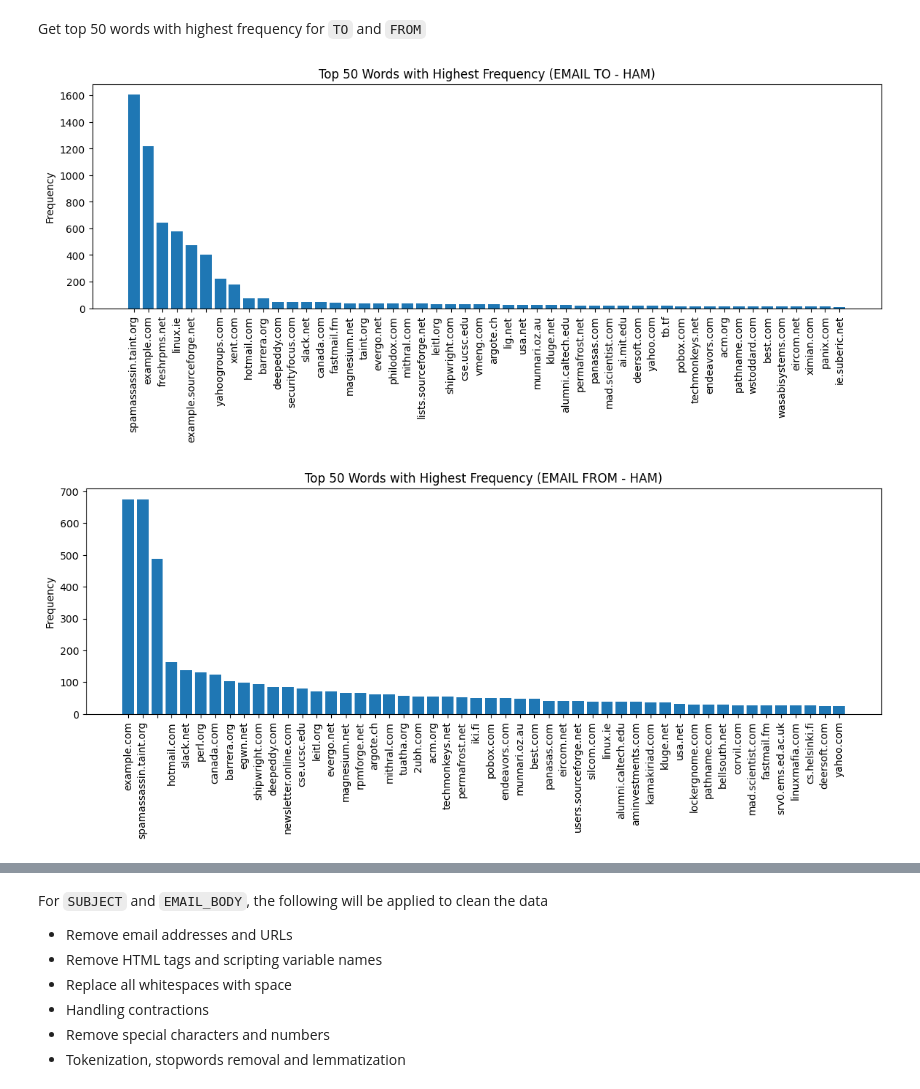
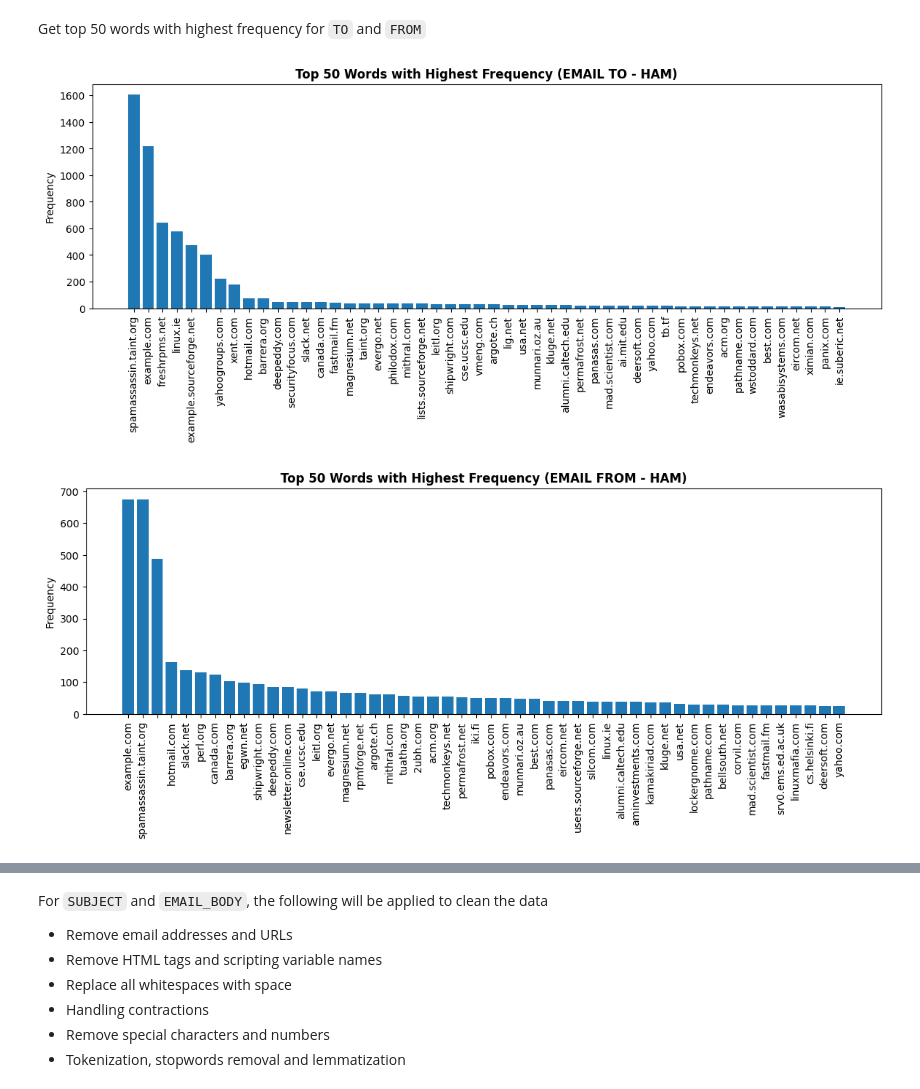
Before and after one commit to abccastro/Email-Spam-or-Ham-Detector-using-Naive-Bayes, a Jupyter notebook: Email Spam or Ham Detector using Naive Bayes (CountVectorizer).ipynb, the cells around one changed output, grey strips where cells are left out. Drawn from its saved outputs; the diff is of its cells as text; code cells hidden in the pictures.

```diff
--- a/Email Spam or Ham Detector using Naive Bayes (CountVectorizer).ipynb
+++ b/Email Spam or Ham Detector using Naive Bayes (CountVectorizer).ipynb
@@ -150,24 +151,24 @@ Get top 50 words with highest frequency for `TO` and `FROM`
 # %%
 for idx, label in enumerate(labels):
     columns = ['to', 'from']
 
     for column in columns:
         email = data_cleaned_df[column][data_cleaned_df['label'] == idx]
         combined_emails = ','.join(email.apply(lambda x : ','.join(x)))
         email_list = combined_emails.split(",")
         email_counts = Counter(email_list)
         top_50_words = email_counts.most_common(50)
 
         # Separate the words and their counts for plotting
         top_words, counts = zip(*top_50_words)
 
         # Create a bar graph
         plt.figure(figsize=(14, 4))
         plt.bar(top_words, counts)
         plt.ylabel('Frequency')
-        plt.title('Top 50 Words with Highest Frequency (EMAIL ' + column.upper() + ' - ' + label.upper() + ')')
+        plt.title('Top 50 Words with Highest Frequency (EMAIL ' + column.upper() + ' - ' + label.upper() + ')', weight='bold')
         plt.xticks(rotation=90)
         plt.show()
 # %% [output]
-[figure, old version]
+[figure, new version]
-[figure, old version]
+[figure, new version]
```
Also changed, not shown: parts of 6 cells of this notebook, 1 other file.
